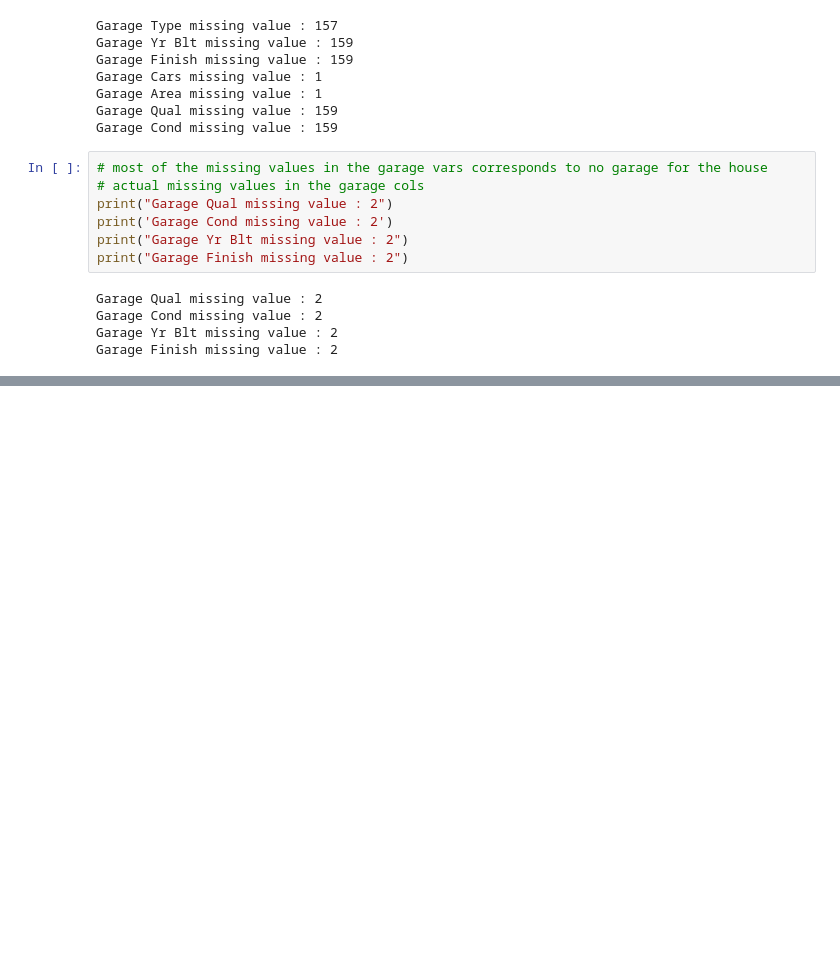
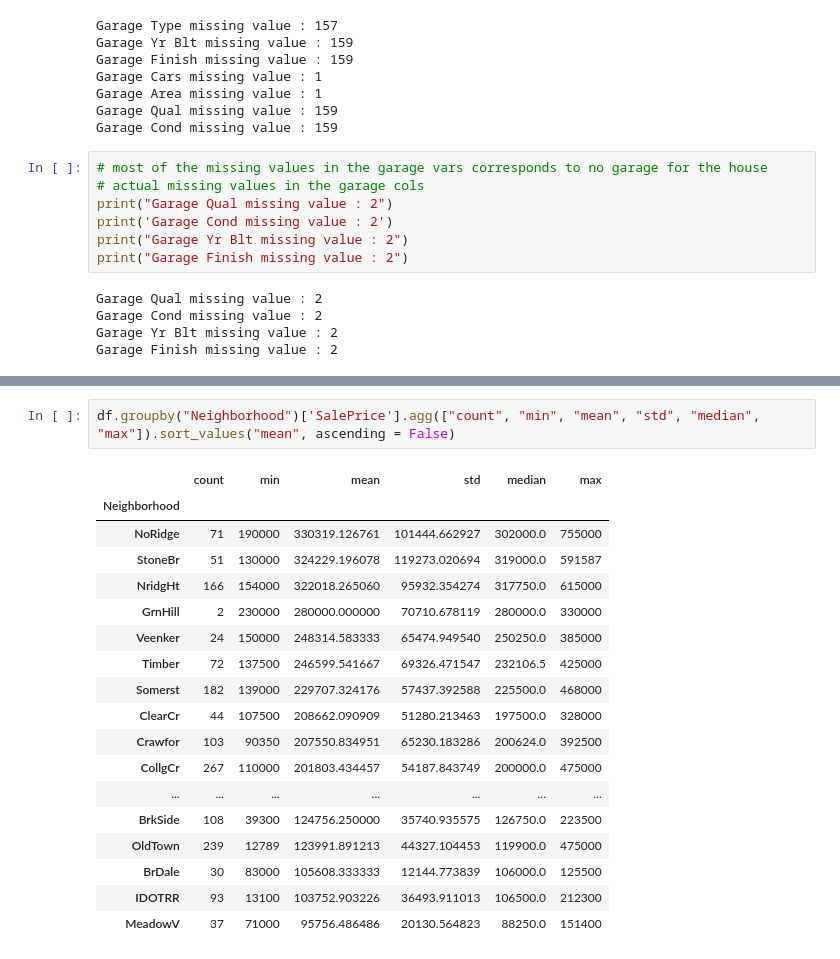
Before and after one commit to ameeqio/house-price-prediction-ml, a Jupyter notebook: notebooks/eda.ipynb, the cells around one changed output, grey strips where cells are left out. Cells and saved outputs as stored; diff of their text form; blank space fills up the shorter version.

```diff
--- a/notebooks/eda.ipynb
+++ b/notebooks/eda.ipynb
@@ -229,0 +351,21 @@ Garage Finish missing value : 2
+# %%
+df.groupby("Neighborhood")['SalePrice'].agg(["count", "min", "mean", "std", "median", "max"]).sort_values("mean", ascending = False)
+# %% [output]
+|  | count | min | mean | std | median | max |
+| Neighborhood |  |  |  |  |  |  |
+| NoRidge | 71 | 190000 | 330319.126761 | 101444.662927 | 302000.0 | 755000 |
+| StoneBr | 51 | 130000 | 324229.196078 | 119273.020694 | 319000.0 | 591587 |
+| NridgHt | 166 | 154000 | 322018.265060 | 95932.354274 | 317750.0 | 615000 |
+| GrnHill | 2 | 230000 | 280000.000000 | 70710.678119 | 280000.0 | 330000 |
+| Veenker | 24 | 150000 | 248314.583333 | 65474.949540 | 250250.0 | 385000 |
+| Timber | 72 | 137500 | 246599.541667 | 69326.471547 | 232106.5 | 425000 |
+| Somerst | 182 | 139000 | 229707.324176 | 57437.392588 | 225500.0 | 468000 |
+| ClearCr | 44 | 107500 | 208662.090909 | 51280.213463 | 197500.0 | 328000 |
+| Crawfor | 103 | 90350 | 207550.834951 | 65230.183286 | 200624.0 | 392500 |
+| CollgCr | 267 | 110000 | 201803.434457 | 54187.843749 | 200000.0 | 475000 |
+| ... | ... | ... | ... | ... | ... | ... |
+| BrkSide | 108 | 39300 | 124756.250000 | 35740.935575 | 126750.0 | 223500 |
+| OldTown | 239 | 12789 | 123991.891213 | 44327.104453 | 119900.0 | 475000 |
+| BrDale | 30 | 83000 | 105608.333333 | 12144.773839 | 106000.0 | 125500 |
+| IDOTRR | 93 | 13100 | 103752.903226 | 36493.911013 | 106500.0 | 212300 |
+| MeadowV | 37 | 71000 | 95756.486486 | 20130.564823 | 88250.0 | 151400 |
```
Also changed, not shown: parts of 17 cells of this notebook, 1 other file.
